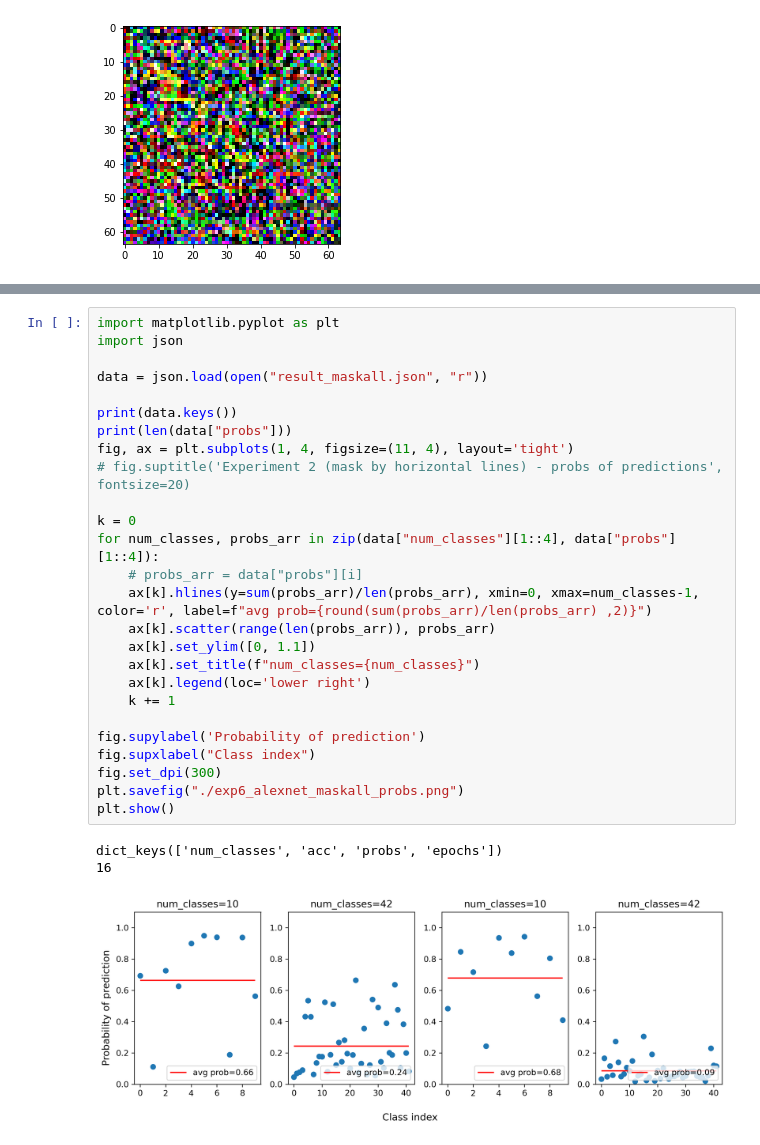
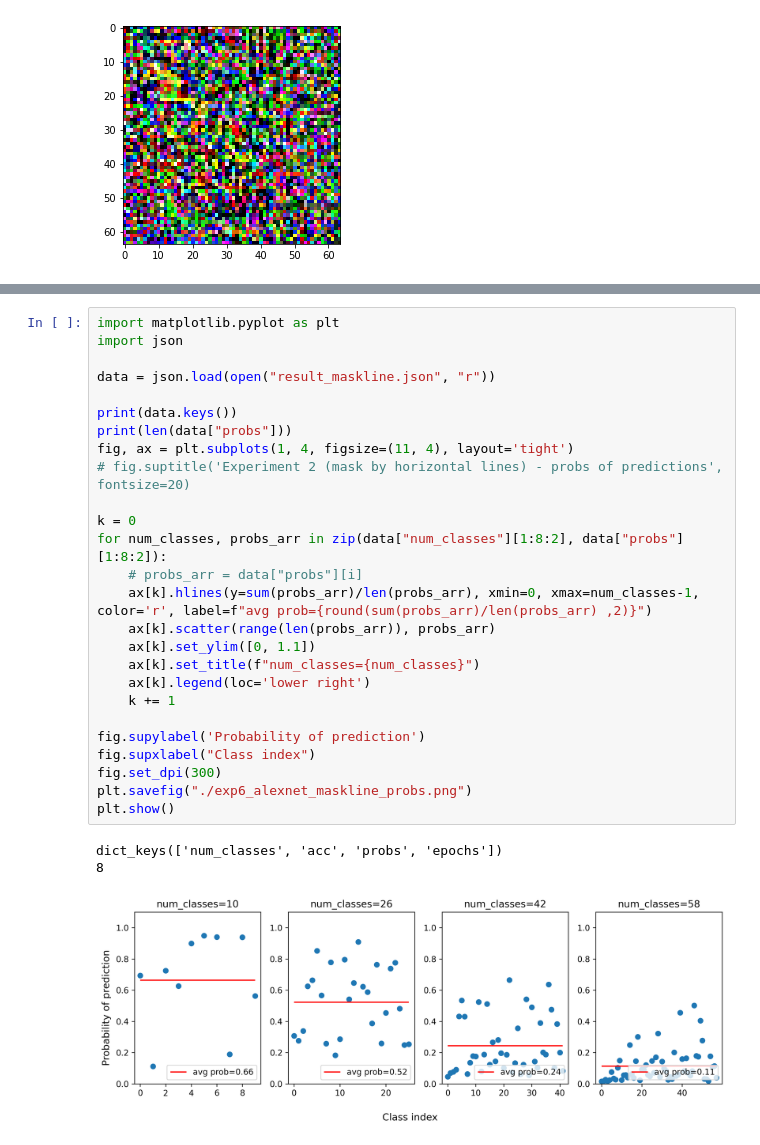
Before and after one commit to NOTfedos/Image-AdvAttack-2.0, a Jupyter notebook: experiment 6 (AlexNet)/exp.ipynb, the cells around one changed output, grey strips where cells are left out. Cells and saved outputs as stored; diff of their text form.

```diff
--- a/experiment 6 (AlexNet)/exp.ipynb
+++ b/experiment 6 (AlexNet)/exp.ipynb
@@ -130,30 +130,30 @@ dict_keys(['num_classes', 'acc', 'probs', 'epochs'])
 # %%
 import matplotlib.pyplot as plt
 import json
 
-data = json.load(open("result_maskall.json", "r"))
+data = json.load(open("result_maskline.json", "r"))
 
 print(data.keys())
 print(len(data["probs"]))
 fig, ax = plt.subplots(1, 4, figsize=(11, 4), layout='tight')
 # fig.suptitle('Experiment 2 (mask by horizontal lines) - probs of predictions', fontsize=20)
 
 k = 0
-for num_classes, probs_arr in zip(data["num_classes"][1::4], data["probs"][1::4]):
+for num_classes, probs_arr in zip(data["num_classes"][1:8:2], data["probs"][1:8:2]):
     # probs_arr = data["probs"][i]
     ax[k].hlines(y=sum(probs_arr)/len(probs_arr), xmin=0, xmax=num_classes-1, color='r', label=f"avg prob={round(sum(probs_arr)/len(probs_arr) ,2)}")
     ax[k].scatter(range(len(probs_arr)), probs_arr)
     ax[k].set_ylim([0, 1.1])
     ax[k].set_title(f"num_classes={num_classes}")
     ax[k].legend(loc='lower right')
     k += 1
 
 fig.supylabel('Probability of prediction')
 fig.supxlabel("Class index")
 fig.set_dpi(300)
-plt.savefig("./exp6_alexnet_maskall_probs.png")
+plt.savefig("./exp6_alexnet_maskline_probs.png")
 plt.show()
 # %% [output]
 dict_keys(['num_classes', 'acc', 'probs', 'epochs'])
-16
+8
-[figure, old version]
+[figure, new version]
```
Also changed, not shown: parts of 1 cell of this notebook, 6 other files.
